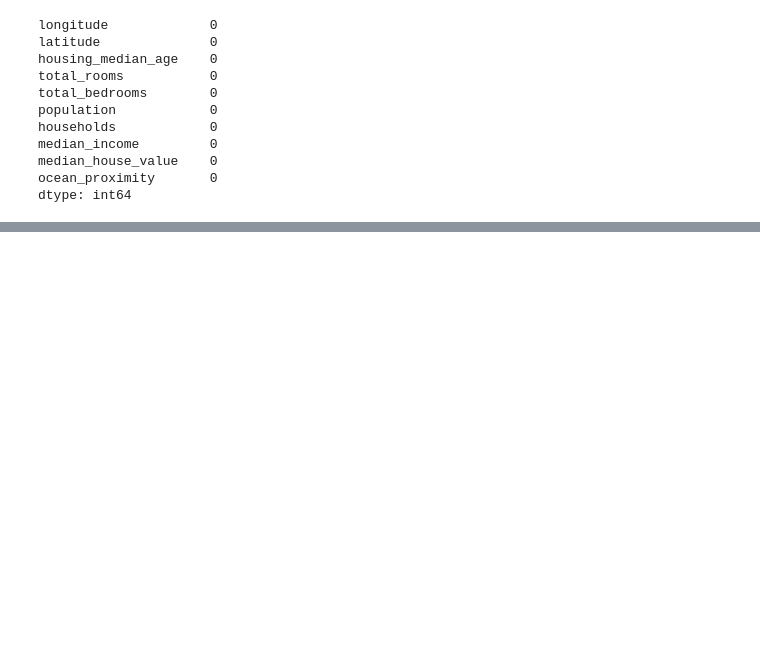
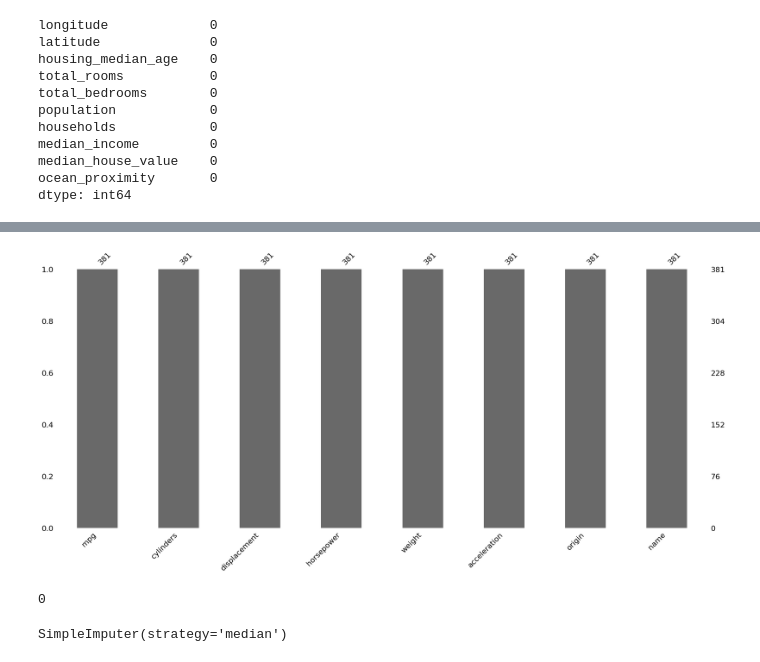
Before and after one commit to zeynabhabibitabar/zeynabhabibitabar, a Jupyter notebook: Untitled.ipynb, the cells around one changed output, grey strips where cells are left out. Drawn from its saved outputs; the diff is of its cells as text; code cells hidden in the pictures; blank space fills up the shorter version.

```diff
--- a/Untitled.ipynb
+++ b/Untitled.ipynb
@@ -483,0 +511,17 @@ dtype: int64
+# %%
+dfNew = df.drop('model_year', axis=1)
+dfNoNull = dfNew.dropna()
+# Show if there are any nulls in the new dataframe:
+mi.bar(dfNoNull)
+plt.show()
+dfNoNull.isnull().sum().sum()
+# %% [output]
+[figure, added]
+0
+# %%
+from sklearn.impute import SimpleImputer
+imputer = SimpleImputer(strategy="median")
+housing_num = housing.drop("ocean_proximity", axis=1)
+imputer.fit(housing_num)
+# %% [output]
+SimpleImputer(strategy='median')
```
Also changed, not shown: parts of 12 cells of this notebook.
